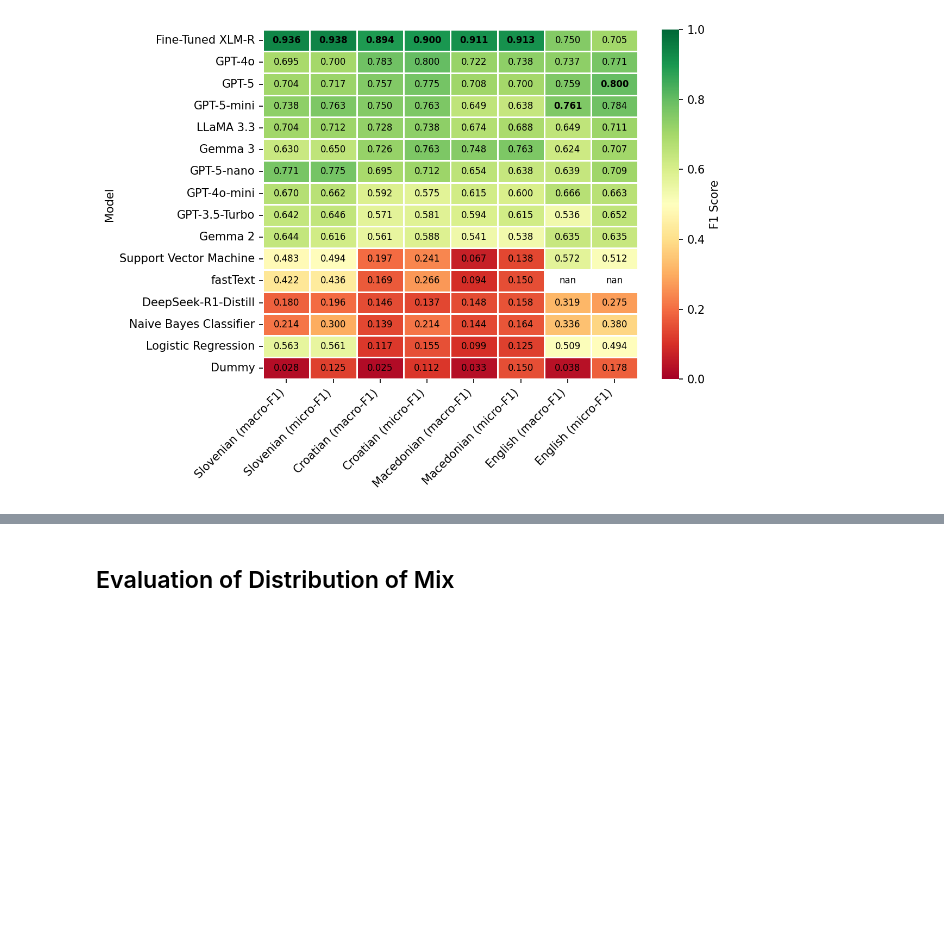
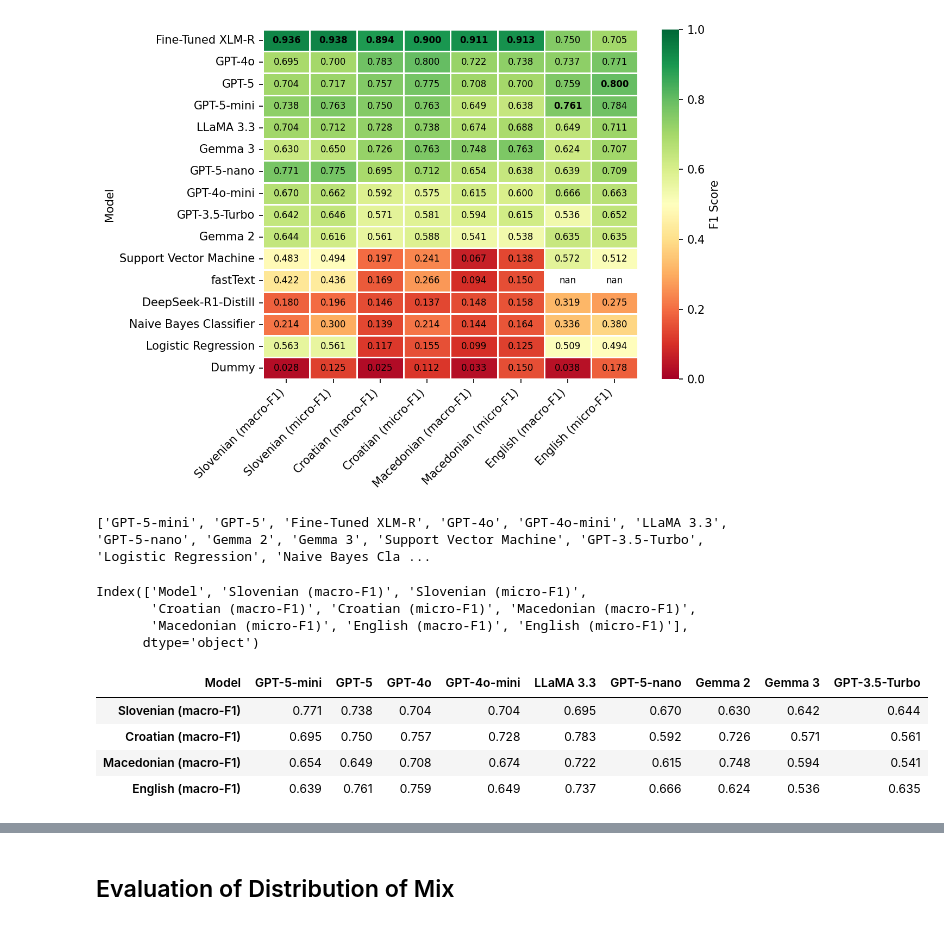
Before and after one commit to TajaKuzman/Benchmarking-Text-Classification-on-South-Slavic, a Jupyter notebook: Genre-Automatic-Identification-Benchmark/evaluation-for-the-paper/evaluation_for_the_paper.ipynb, the cells around one changed output, grey strips where cells are left out. Saved outputs shown, nothing was run; the diff lists cells and outputs as text; code cells hidden in the pictures; blank space fills up the shorter version.

```diff
--- a/Genre-Automatic-Identification-Benchmark/evaluation-for-the-paper/evaluation_for_the_paper.ipynb
+++ b/Genre-Automatic-Identification-Benchmark/evaluation-for-the-paper/evaluation_for_the_paper.ipynb
@@ -547,3 +547,25 @@ plt
 # %% [output]
 <module 'matplotlib.pyplot' from '/home/tajak/.local/lib/python3.10/site-packages/matplotlib/pyplot.py'>
 [figure]
+# %%
+print(results_df["Model"].to_list())
+# %% [output]
+['GPT-5-mini', 'GPT-5', 'Fine-Tuned XLM-R', 'GPT-4o', 'GPT-4o-mini', 'LLaMA 3.3', 'GPT-5-nano', 'Gemma 2', 'Gemma 3', 'Support Vector Machine', 'GPT-3.5-Turbo', 'Logistic Regression', 'Naive Bayes Cla ...
+# %%
+results_df.columns
+# %% [output]
+Index(['Model', 'Slovenian (macro-F1)', 'Slovenian (micro-F1)',
+       'Croatian (macro-F1)', 'Croatian (micro-F1)', 'Macedonian (macro-F1)',
+       'Macedonian (micro-F1)', 'English (macro-F1)', 'English (micro-F1)'],
+      dtype='object')
+# %%
+results_gpt = results_df[results_df["Model"].isin([ 'GPT-5-mini', 'GPT-5', 'GPT-4o', 'GPT-4o-mini', 'LLaMA 3.3', 'GPT-5-nano', 'Gemma 2', 'Gemma 3', 'GPT-3.5-Turbo'])]
+
+results_transposed = results_gpt.sort_values(by="Slovenian (micro-F1)", ascending=False).set_index(results_gpt["Model"]).drop(columns=["Model", 'Slovenian (micro-F1)', 'Croatian (micro-F1)', 'Macedonian (micro-F1)', 'English (micro-F1)']).transpose()
+results_transposed
+# %% [output]
+| Model | GPT-5-mini | GPT-5 | GPT-4o | GPT-4o-mini | LLaMA 3.3 | GPT-5-nano | Gemma 2 | Gemma 3 | GPT-3.5-Turbo |
+| Slovenian (macro-F1) | 0.771 | 0.738 | 0.704 | 0.704 | 0.695 | 0.670 | 0.630 | 0.642 | 0.644 |
+| Croatian (macro-F1) | 0.695 | 0.750 | 0.757 | 0.728 | 0.783 | 0.592 | 0.726 | 0.571 | 0.561 |
+| Macedonian (macro-F1) | 0.654 | 0.649 | 0.708 | 0.674 | 0.722 | 0.615 | 0.748 | 0.594 | 0.541 |
+| English (macro-F1) | 0.639 | 0.761 | 0.759 | 0.649 | 0.737 | 0.666 | 0.624 | 0.536 | 0.635 |
```
Also changed, not shown: parts of 1 cell of this notebook, 2 other files.
